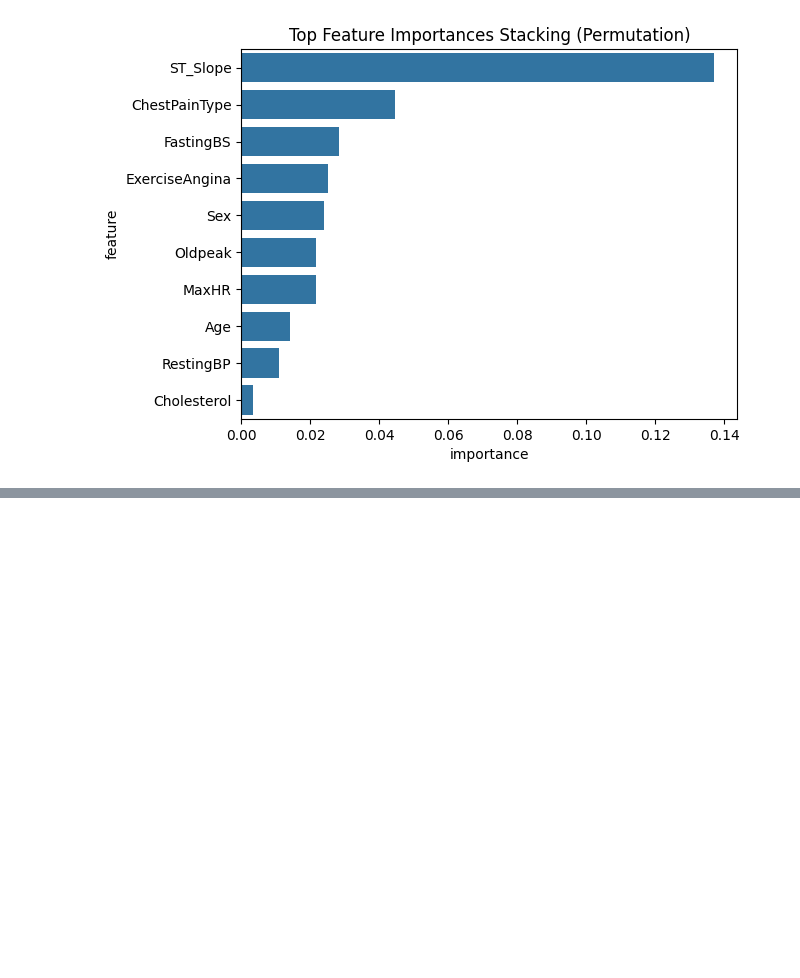
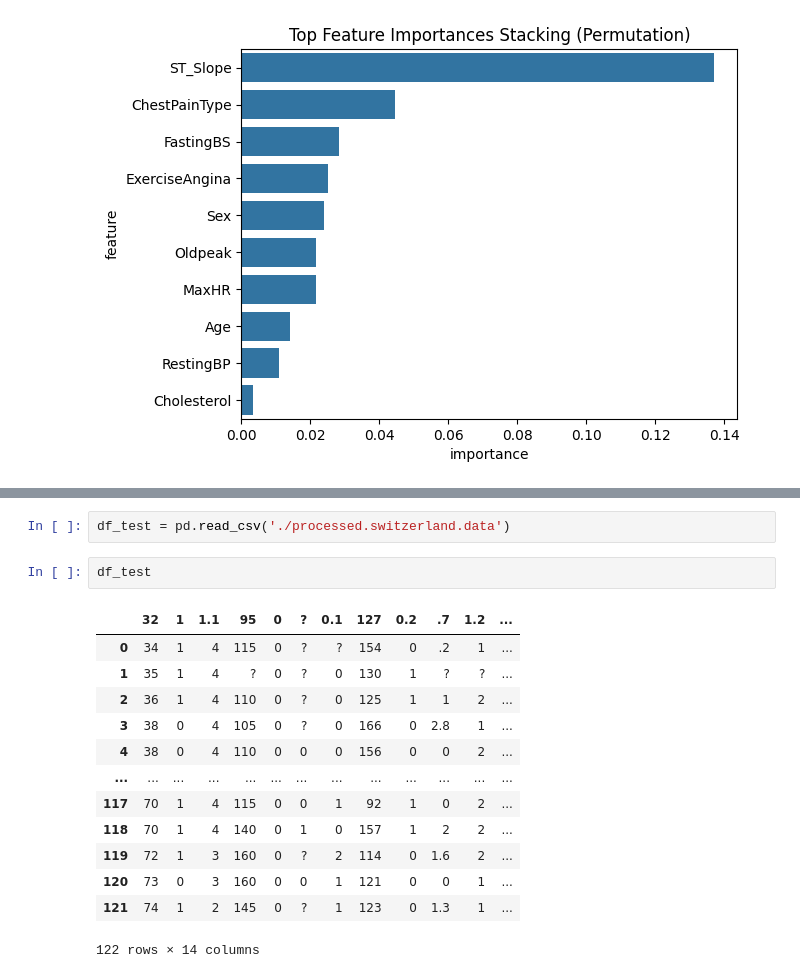
Before and after one commit to malf75/Heart-Failure-ML, a Jupyter notebook: heartdisease.ipynb, the cells around one changed output, grey strips where cells are left out. Drawn from its saved outputs; the diff is of its cells as text; blank space fills up the shorter version.

```diff
--- a/heartdisease.ipynb
+++ b/heartdisease.ipynb
@@ -908,0 +1020,18 @@ df_hungria
+# %%
+df_test = pd.read_csv('./processed.switzerland.data')
+# %%
+df_test
+# %% [output]
+|  | 32 | 1 | 1.1 | 95 | 0 | ? | 0.1 | 127 | 0.2 | .7 | 1.2 | ... |
+| 0 | 34 | 1 | 4 | 115 | 0 | ? | ? | 154 | 0 | .2 | 1 | ... |
+| 1 | 35 | 1 | 4 | ? | 0 | ? | 0 | 130 | 1 | ? | ? | ... |
+| 2 | 36 | 1 | 4 | 110 | 0 | ? | 0 | 125 | 1 | 1 | 2 | ... |
+| 3 | 38 | 0 | 4 | 105 | 0 | ? | 0 | 166 | 0 | 2.8 | 1 | ... |
+| 4 | 38 | 0 | 4 | 110 | 0 | 0 | 0 | 156 | 0 | 0 | 2 | ... |
+| ... | ... | ... | ... | ... | ... | ... | ... | ... | ... | ... | ... | ... |
+| 117 | 70 | 1 | 4 | 115 | 0 | 0 | 1 | 92 | 1 | 0 | 2 | ... |
+| 118 | 70 | 1 | 4 | 140 | 0 | 1 | 0 | 157 | 1 | 2 | 2 | ... |
+| 119 | 72 | 1 | 3 | 160 | 0 | ? | 2 | 114 | 0 | 1.6 | 2 | ... |
+| 120 | 73 | 0 | 3 | 160 | 0 | 0 | 1 | 121 | 0 | 0 | 1 | ... |
+| 121 | 74 | 1 | 2 | 145 | 0 | ? | 1 | 123 | 0 | 1.3 | 1 | ... |
+122 rows × 14 columns
```
Also changed, not shown: parts of 12 cells of this notebook, 28 other files.
